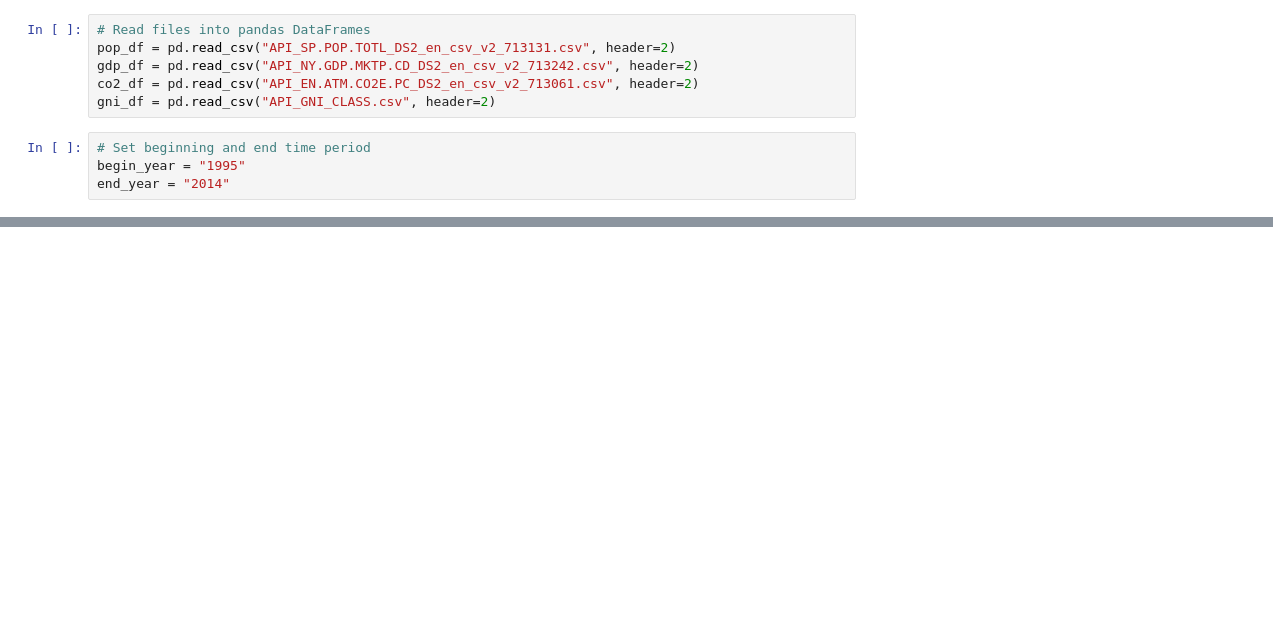
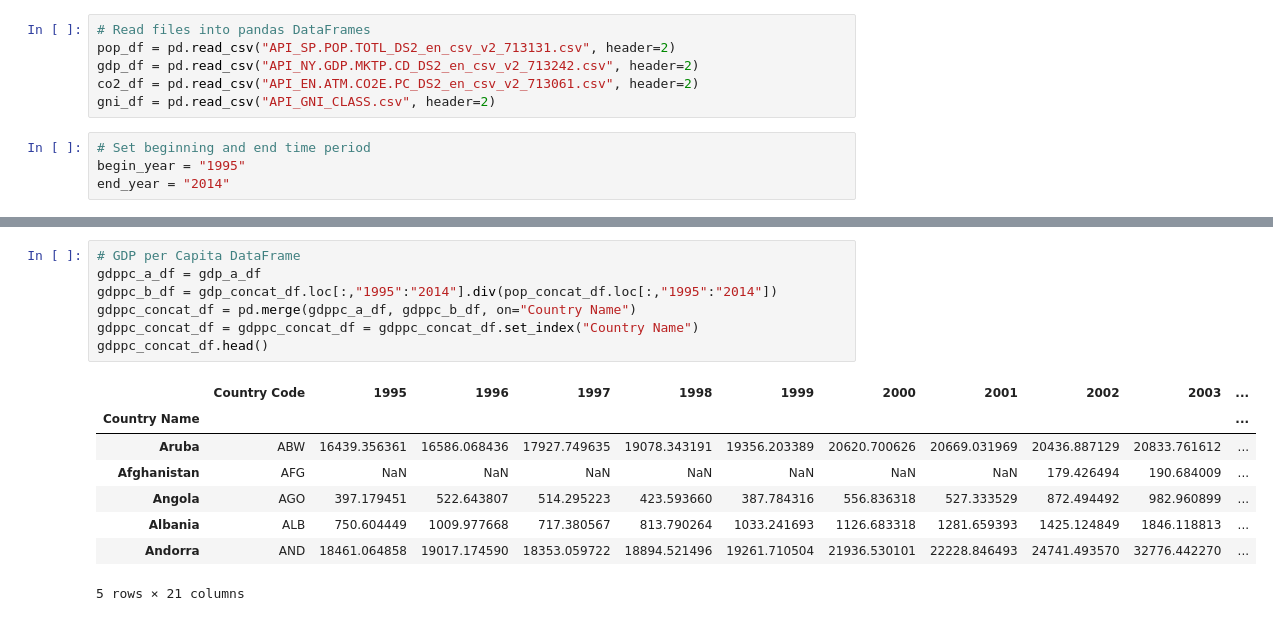
Before and after one commit to jason-hernandez-73/Project-1, a Jupyter notebook: test_data_analysis-checkpoint.ipynb, the cells around one changed output, grey strips where cells are left out. Cells and saved outputs as stored; diff of their text form; blank space fills up the shorter version.

```diff
--- a/test_data_analysis-checkpoint.ipynb
+++ b/test_data_analysis-checkpoint.ipynb
@@ -47,3 +55,19 @@ KeyError: "None of [Index(['Country Name', 'Country Code'], dtype='object')] are
+# %%
+# GDP per Capita DataFrame
+gdppc_a_df = gdp_a_df
+gdppc_b_df = gdp_concat_df.loc[:,"1995":"2014"].div(pop_concat_df.loc[:,"1995":"2014"])
+gdppc_concat_df = pd.merge(gdppc_a_df, gdppc_b_df, on="Country Name")
+gdppc_concat_df = gdppc_concat_df = gdppc_concat_df.set_index("Country Name")
+gdppc_concat_df.head()
+# %% [output]
+|  | Country Code | 1995 | 1996 | 1997 | 1998 | 1999 | 2000 | 2001 | 2002 | 2003 | ... |
+| Country Name |  |  |  |  |  |  |  |  |  |  | ... |
+| Aruba | ABW | 16439.356361 | 16586.068436 | 17927.749635 | 19078.343191 | 19356.203389 | 20620.700626 | 20669.031969 | 20436.887129 | 20833.761612 | ... |
+| Afghanistan | AFG | NaN | NaN | NaN | NaN | NaN | NaN | NaN | 179.426494 | 190.684009 | ... |
+| Angola | AGO | 397.179451 | 522.643807 | 514.295223 | 423.593660 | 387.784316 | 556.836318 | 527.333529 | 872.494492 | 982.960899 | ... |
+| Albania | ALB | 750.604449 | 1009.977668 | 717.380567 | 813.790264 | 1033.241693 | 1126.683318 | 1281.659393 | 1425.124849 | 1846.118813 | ... |
+| Andorra | AND | 18461.064858 | 19017.174590 | 18353.059722 | 18894.521496 | 19261.710504 | 21936.530101 | 22228.846493 | 24741.493570 | 32776.442270 | ... |
+5 rows × 21 columns
 # %%
 # Ask user for country
 country_input = input("Which country do you want to chart? ")
```
Also changed, not shown: parts of 7 cells of this notebook.
